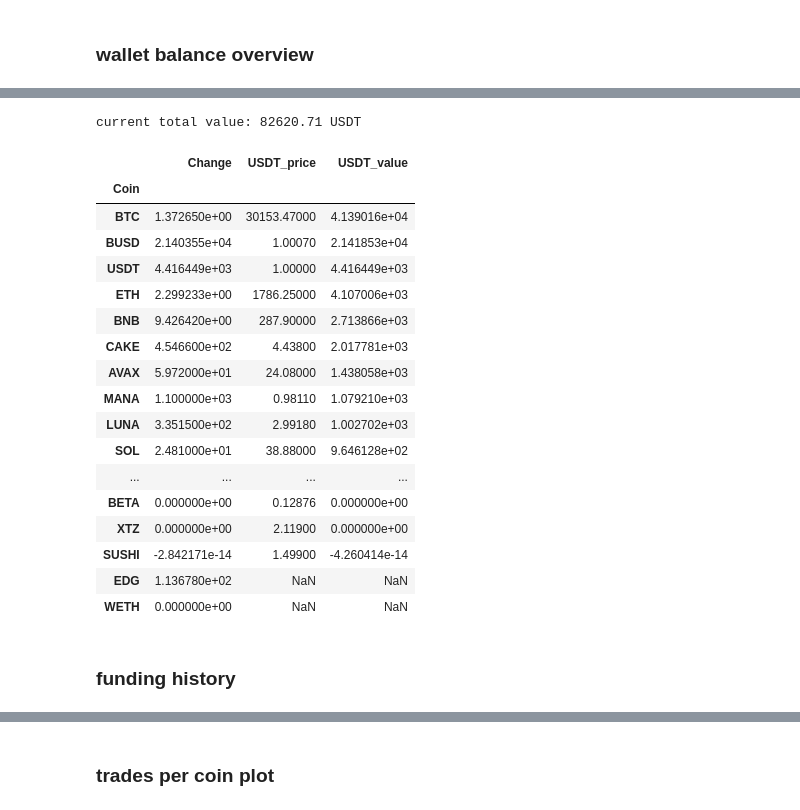
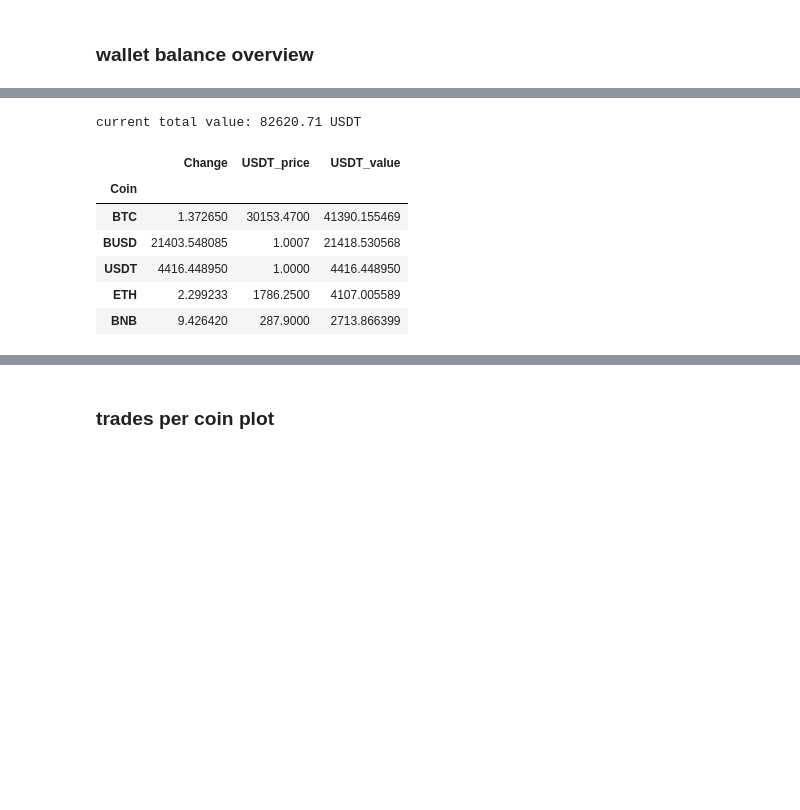
Before and after one commit to ferseguias/binance_dashboard, a Jupyter notebook: notebooks/wallet_spot.ipynb, the cells around one changed output, grey strips where cells are left out. Cells and saved outputs as stored; diff of their text form; code cells hidden in the pictures; blank space fills up the shorter version.

```diff
--- a/notebooks/wallet_spot.ipynb
+++ b/notebooks/wallet_spot.ipynb
@@ -7,6 +9,6 @@ plt.style.use('ggplot')
 # %% [markdown]
 ## import raw data
 # %%
-df = pd.read_excel('../database/export_binance/df_new.xlsx')
-df
+df = pd.read_excel('../database/export_binance/df_new.xlsx', index_col=0)
+df.head(15)
 # %% [output]
@@ -70,39 +35,30 @@ df_prices
 # %%
+#spot balance per coin, enhanced with a current price in USDT
+df_spot = df.loc[df['Account'] == 'Spot']
+balance_spot = df_spot.groupby('Coin').sum()['Change']
+df_current_prices = pd.read_excel('../database/prices/current_prices.xlsx', index_col=0)
 holding_prices = []
 for i in balance_spot.index:
     if i == 'USDT':
         holding_prices.append(1)
     else:
         try:
-            price = df_prices.loc[df_prices['symbol'] == (i + 'USDT')]['price'].values[0]
+            price = df_current_prices.loc[df_current_prices['symbol'] == (i + 'USDT')]['price'].values[0]
             holding_prices.append(price)
         except:
             holding_prices.append(np.nan)
 balance_spot = pd.DataFrame(balance_spot)
 balance_spot['USDT_price'] = holding_prices
 balance_spot['USDT_value'] = holding_prices * balance_spot['Change']
 print(f'current total value: {round(balance_spot["USDT_value"].sum(), 2)} USDT')
 balance_spot.sort_values(by='USDT_value', ascending=False, inplace=True)
-balance_spot
+balance_spot.head(5)
 # %% [output]
 current total value: 82620.71 USDT
 |  | Change | USDT_price | USDT_value |
 | Coin |  |  |  |
-| BTC | 1.372650e+00 | 30153.47000 | 4.139016e+04 |
-| BUSD | 2.140355e+04 | 1.00070 | 2.141853e+04 |
-| USDT | 4.416449e+03 | 1.00000 | 4.416449e+03 |
-| ETH | 2.299233e+00 | 1786.25000 | 4.107006e+03 |
-| BNB | 9.426420e+00 | 287.90000 | 2.713866e+03 |
-| CAKE | 4.546600e+02 | 4.43800 | 2.017781e+03 |
-| AVAX | 5.972000e+01 | 24.08000 | 1.438058e+03 |
-| MANA | 1.100000e+03 | 0.98110 | 1.079210e+03 |
-| LUNA | 3.351500e+02 | 2.99180 | 1.002702e+03 |
-| SOL | 2.481000e+01 | 38.88000 | 9.646128e+02 |
-| ... | ... | ... | ... |
-| BETA | 0.000000e+00 | 0.12876 | 0.000000e+00 |
-| XTZ | 0.000000e+00 | 2.11900 | 0.000000e+00 |
-| SUSHI | -2.842171e-14 | 1.49900 | -4.260414e-14 |
-| EDG | 1.136780e+02 | NaN | NaN |
-| WETH | 0.000000e+00 | NaN | NaN |
+| BTC | 1.372650 | 30153.4700 | 41390.155469 |
+| BUSD | 21403.548085 | 1.0007 | 21418.530568 |
+| USDT | 4416.448950 | 1.0000 | 4416.448950 |
+| ETH | 2.299233 | 1786.2500 | 4107.005589 |
+| BNB | 9.426420 | 287.9000 | 2713.866399 |
-# %% [markdown]
-### funding history
```
Also changed, not shown: parts of 18 cells of this notebook, 5 other files.
